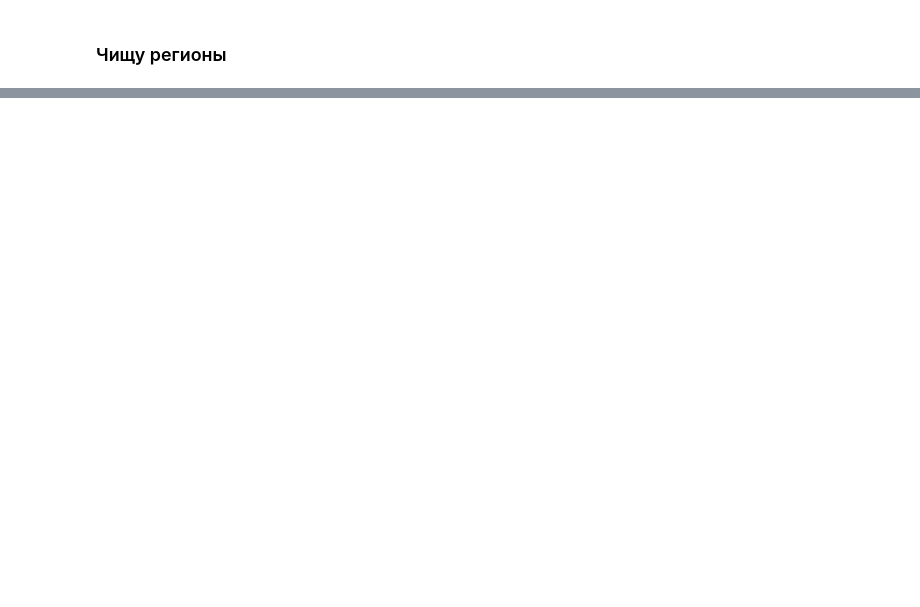
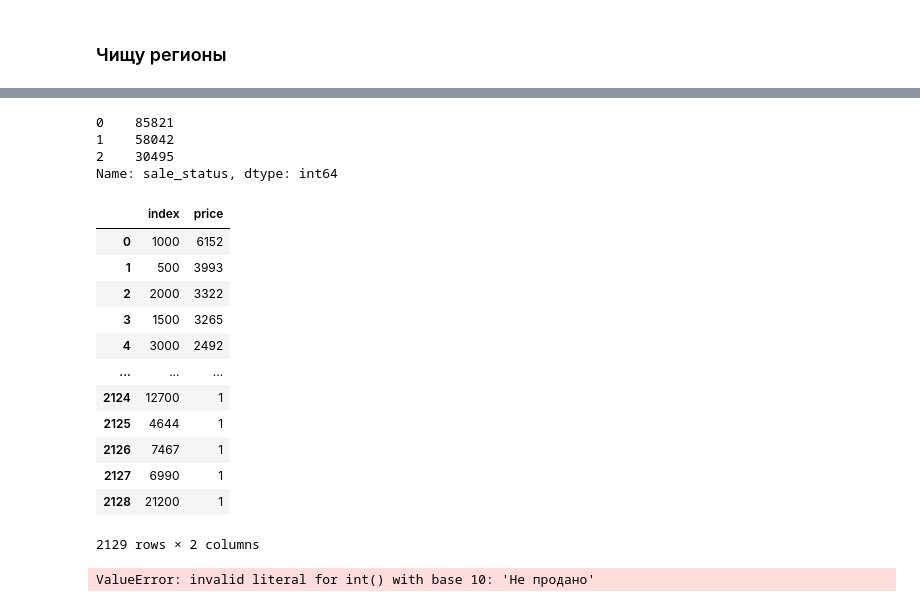
Before and after one commit to BorisGi/projects_2022, a Jupyter notebook: RIA_2022/03_tomb_raiders/01_ww2_clean.ipynb, the cells around one changed output, grey strips where cells are left out. Drawn from its saved outputs; the diff is of its cells as text; code cells hidden in the pictures; blank space fills up the shorter version.

```diff
--- a/RIA_2022/03_tomb_raiders/01_ww2_clean.ipynb
+++ b/RIA_2022/03_tomb_raiders/01_ww2_clean.ipynb
@@ -175,2 +243,4 @@ new_temp['region'].fillna('none', inplace=True)
 # %%
-new_work['region'] = new_work['region'].apply(lambda x: str(x).strip())
+new_work['region_clear'] = new_work['region_clear'].apply(lambda x: str(x).strip())
+
+new_work['region_clear'].fillna('none', inplace=True)
@@ -182,0 +253,6 @@ new_temp.region.value_counts().reset_index().to_excel(file_path + 'region.xlsx',
+# %%
+clear_regions = pd.read_excel('C:/00_Data/temp_data/WW2/clear_regions.xlsx', sheet_name='data_need')
+# %%
+new_work = new_work.merge(clear_regions, how='left', on='region_clear')
+# %%
+new_work.drop(columns=['region_clear'], inplace=True)
@@ -182,0 +303,7 @@ new_temp.region.value_counts().reset_index().to_excel(file_path + 'region.xlsx',
+# %%
+new_work.sale_status.value_counts()
+# %% [output]
+0    85821
+1    58042
+2    30495
+Name: sale_status, dtype: int64
@@ -182,0 +312,17 @@ new_temp.region.value_counts().reset_index().to_excel(file_path + 'region.xlsx',
+# %%
+new_work[new_work.sale_status == '1'].price.value_counts().reset_index()
+#.to_excel(file_path + 'prices.xlsx')
+# %% [output]
+|  | index | price |
+| 0 | 1000 | 6152 |
+| 1 | 500 | 3993 |
+| 2 | 2000 | 3322 |
+| 3 | 1500 | 3265 |
+| 4 | 3000 | 2492 |
+| ... | ... | ... |
+| 2124 | 12700 | 1 |
+| 2125 | 4644 | 1 |
+| 2126 | 7467 | 1 |
+| 2127 | 6990 | 1 |
+| 2128 | 21200 | 1 |
+2129 rows × 2 columns
@@ -182,0 +331,4 @@ new_temp.region.value_counts().reset_index().to_excel(file_path + 'region.xlsx',
+# %%
+new_work = new_work.astype({'price': 'int32'})
+# %% [output]
+ValueError: invalid literal for int() with base 10: 'Не продано'
```
Also changed, not shown: parts of 29 cells of this notebook.
